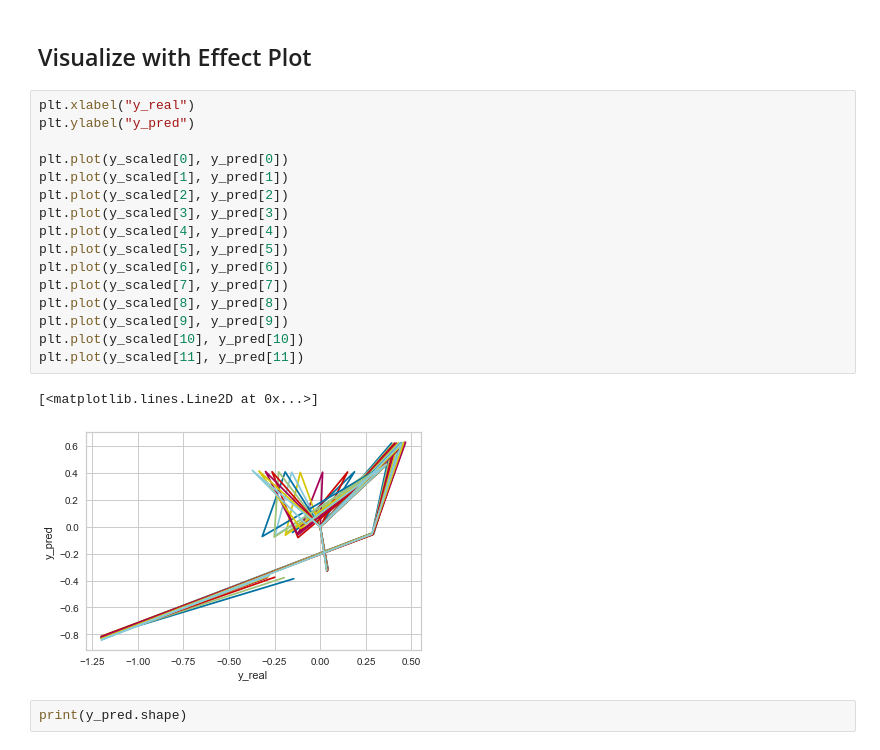
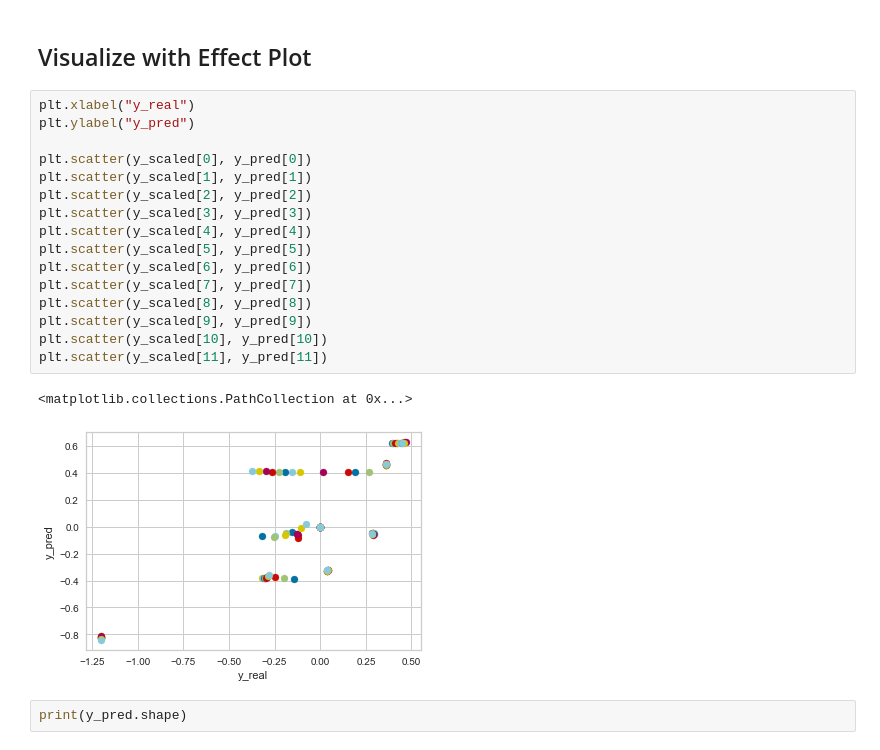
Before and after one commit to rcalix1/ProbabilityDensityFunctionsFromNeuralNets, a Jupyter notebook: experiments/july2022/VizREALShaftRegression.ipynb, the cells around one changed output. Drawn from its saved outputs; the diff is of its cells as text.

```diff
--- a/experiments/july2022/VizREALShaftRegression.ipynb
+++ b/experiments/july2022/VizREALShaftRegression.ipynb
@@ -1316,22 +1316,22 @@ print(y_pred)
 # %%
 plt.xlabel("y_real")
 plt.ylabel("y_pred")
 
-plt.plot(y_scaled[0], y_pred[0])
-plt.plot(y_scaled[1], y_pred[1])
-plt.plot(y_scaled[2], y_pred[2])
-plt.plot(y_scaled[3], y_pred[3])
-plt.plot(y_scaled[4], y_pred[4])
-plt.plot(y_scaled[5], y_pred[5])
-plt.plot(y_scaled[6], y_pred[6])
-plt.plot(y_scaled[7], y_pred[7])
-plt.plot(y_scaled[8], y_pred[8])
-plt.plot(y_scaled[9], y_pred[9])
-plt.plot(y_scaled[10], y_pred[10])
-plt.plot(y_scaled[11], y_pred[11])
+plt.scatter(y_scaled[0], y_pred[0])
+plt.scatter(y_scaled[1], y_pred[1])
+plt.scatter(y_scaled[2], y_pred[2])
+plt.scatter(y_scaled[3], y_pred[3])
+plt.scatter(y_scaled[4], y_pred[4])
+plt.scatter(y_scaled[5], y_pred[5])
+plt.scatter(y_scaled[6], y_pred[6])
+plt.scatter(y_scaled[7], y_pred[7])
+plt.scatter(y_scaled[8], y_pred[8])
+plt.scatter(y_scaled[9], y_pred[9])
+plt.scatter(y_scaled[10], y_pred[10])
+plt.scatter(y_scaled[11], y_pred[11])
 # %% [output]
-[<matplotlib.lines.Line2D at 0x...>]
+<matplotlib.collections.PathCollection at 0x...>
-[figure, old version]
+[figure, new version]
 # %%
 print(y_pred.shape)
 # %% [output]
```
Also changed, not shown: 7 other files.
